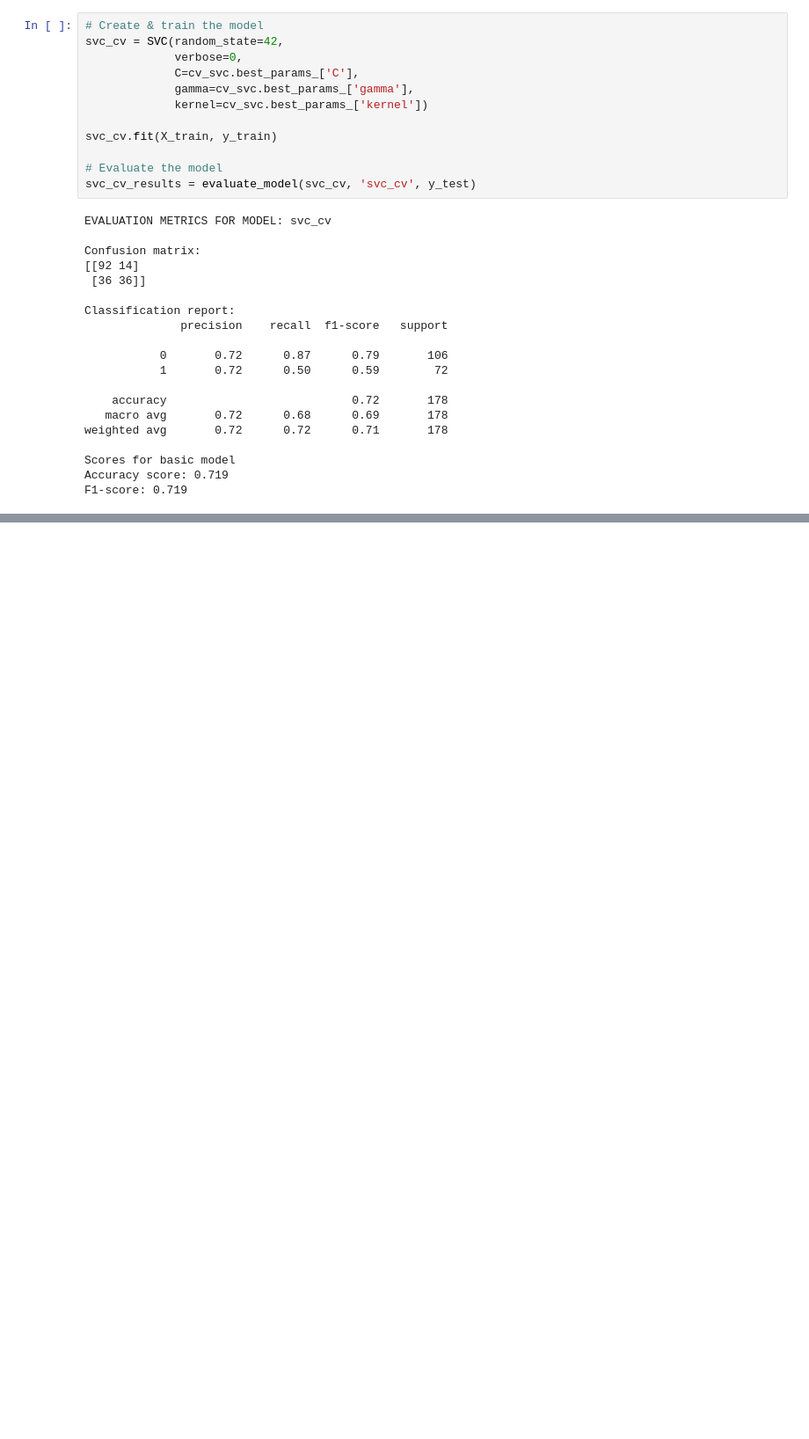
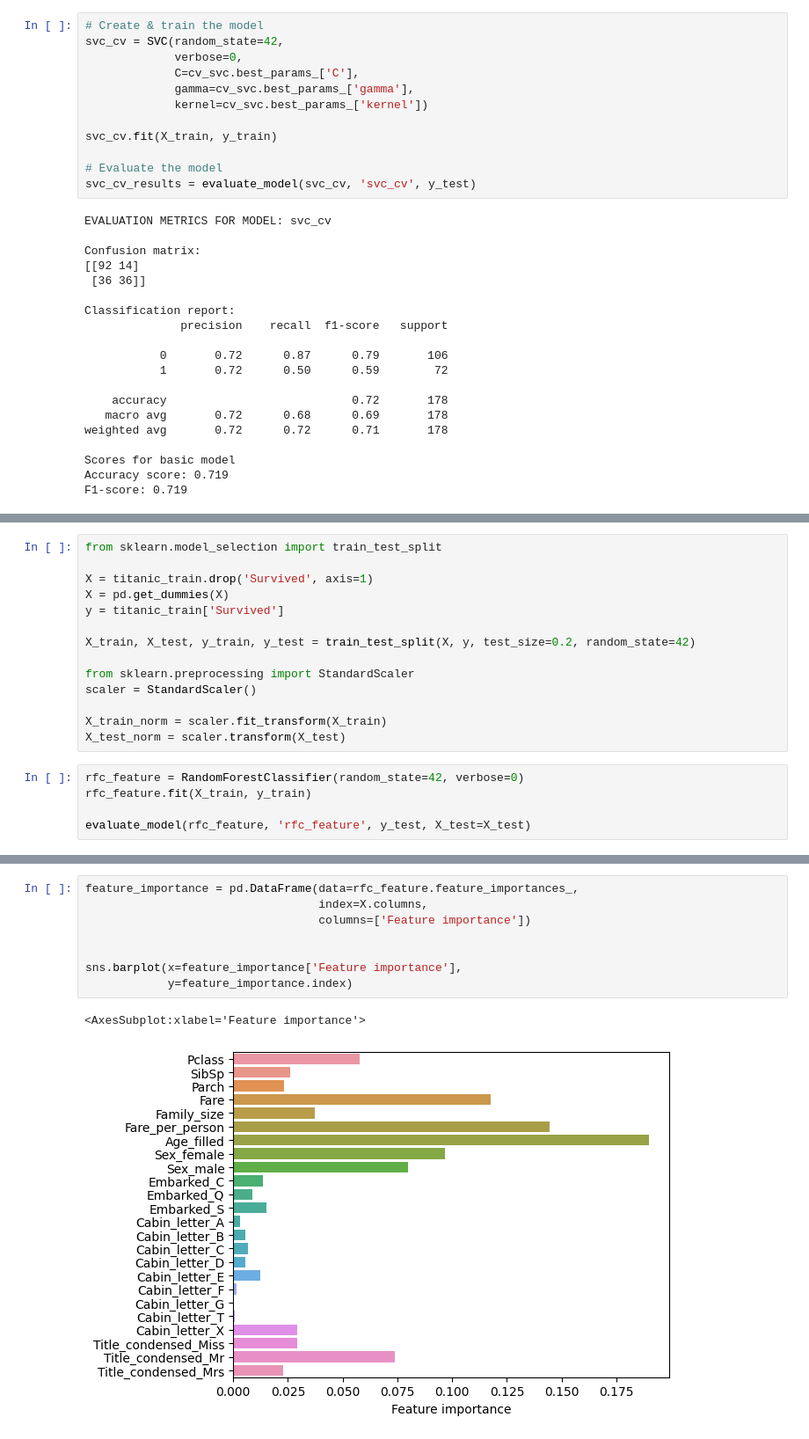
Before and after one commit to pawelkiszczak/kaggle, a Jupyter notebook: titanic/titanic_sklearn.ipynb, the cells around one changed output, grey strips where cells are left out. Shown at 88% size. Drawn from its saved outputs; the diff is of its cells as text; blank space fills up the shorter version.

```diff
--- a/titanic/titanic_sklearn.ipynb
+++ b/titanic/titanic_sklearn.ipynb
@@ -836,0 +855,19 @@ results
+# %%
+from sklearn.model_selection import train_test_split
+
+X = titanic_train.drop('Survived', axis=1)
+X = pd.get_dummies(X)
+y = titanic_train['Survived']
+
+X_train, X_test, y_train, y_test = train_test_split(X, y, test_size=0.2, random_state=42)
+
+from sklearn.preprocessing import StandardScaler
+scaler = StandardScaler()
+
+X_train_norm = scaler.fit_transform(X_train)
+X_test_norm = scaler.transform(X_test)
+# %%
+rfc_feature = RandomForestClassifier(random_state=42, verbose=0)
+rfc_feature.fit(X_train, y_train)
+
+evaluate_model(rfc_feature, 'rfc_feature', y_test, X_test=X_test)
@@ -836,0 +895,11 @@ results
+# %%
+feature_importance = pd.DataFrame(data=rfc_feature.feature_importances_,
+								  index=X.columns,
+								  columns=['Feature importance'])
+
+
+sns.barplot(x=feature_importance['Feature importance'],
+			y=feature_importance.index)
+# %% [output]
+<AxesSubplot:xlabel='Feature importance'>
+[figure, added]
```
Also changed, not shown: parts of 12 cells of this notebook.
